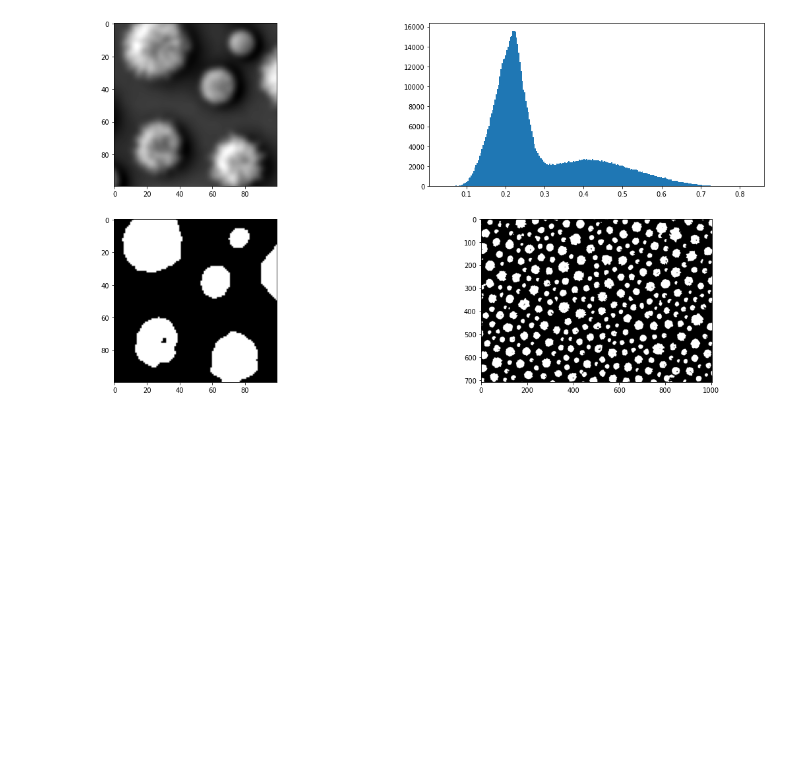
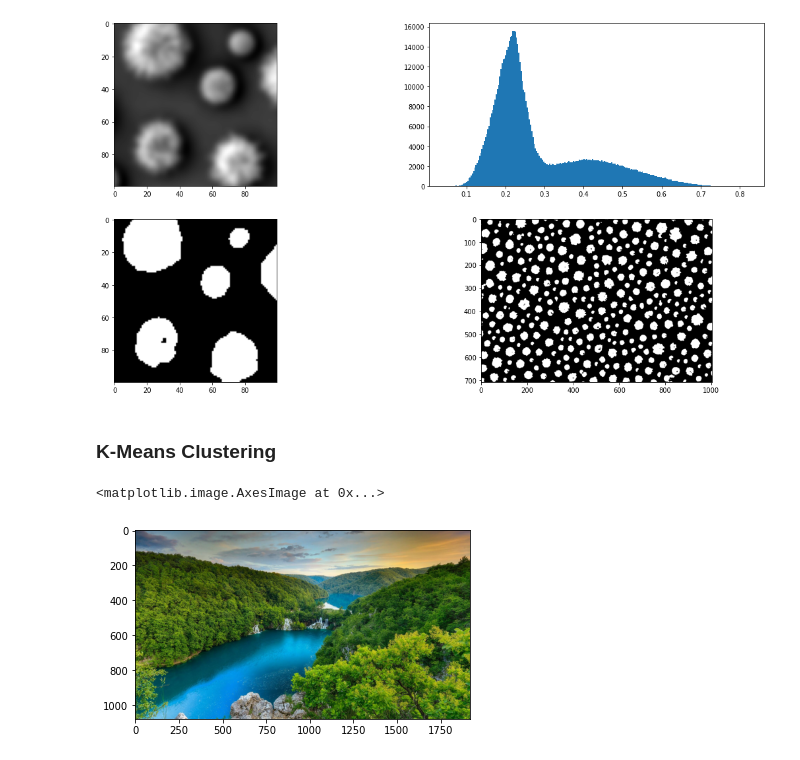
Before and after one commit to borislevant/cvplayground, a Jupyter notebook: segmentation.ipynb, the cells around one changed output. Cells and saved outputs as stored; diff of their text form; code cells hidden in the pictures; blank space fills up the shorter version.

```diff
--- a/segmentation.ipynb
+++ b/segmentation.ipynb
@@ -49,0 +50,8 @@ out1 = color.label2rgb(labels1, img, kind='avg', bg_label=0)
+# %% [markdown]
+### K-Means Clustering
+# %%
+image = cv2.imread('images/imgs/river_trees.jpg', cv2.COLOR_BGR2RGB)
+plt.imshow(cv2.cvtColor(image, cv2.COLOR_BGR2RGB))
+# %% [output]
+<matplotlib.image.AxesImage at 0x...>
+[figure, added]
```
Also changed, not shown: parts of 7 cells of this notebook.
